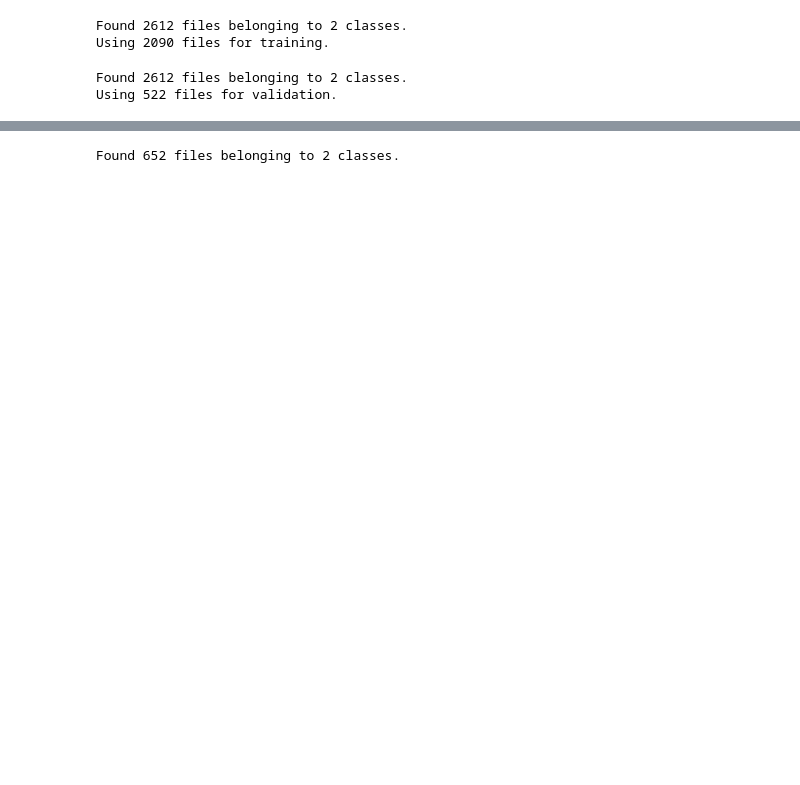
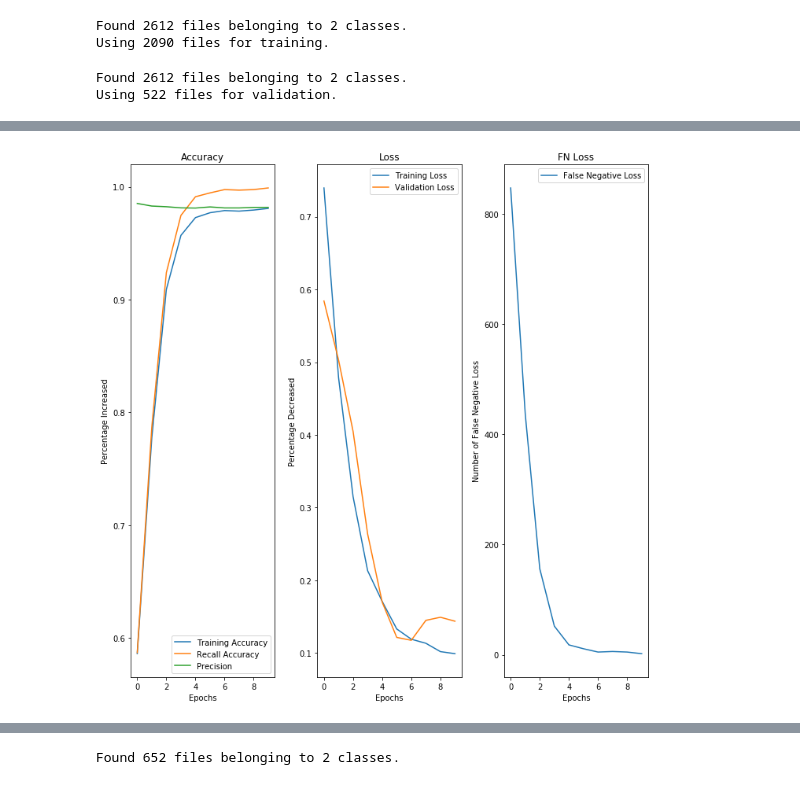
Before and after one commit to ksteve28/Forget-Me-Not-Alzheimer-s-Image-Analysis-Using-A-CNN, a Jupyter notebook: notebooks/Cnn_tester.ipynb, the cells around one changed output, grey strips where cells are left out. Saved outputs shown, nothing was run; the diff lists cells and outputs as text; code cells hidden in the pictures; blank space fills up the shorter version.

```diff
--- a/notebooks/Cnn_tester.ipynb
+++ b/notebooks/Cnn_tester.ipynb
@@ -166,0 +225,4 @@ Epoch 10/10
+# %%
+graph_model()
+# %% [output]
+[figure, added]
```
Also changed, not shown: parts of 14 cells of this notebook, 8 other files.
